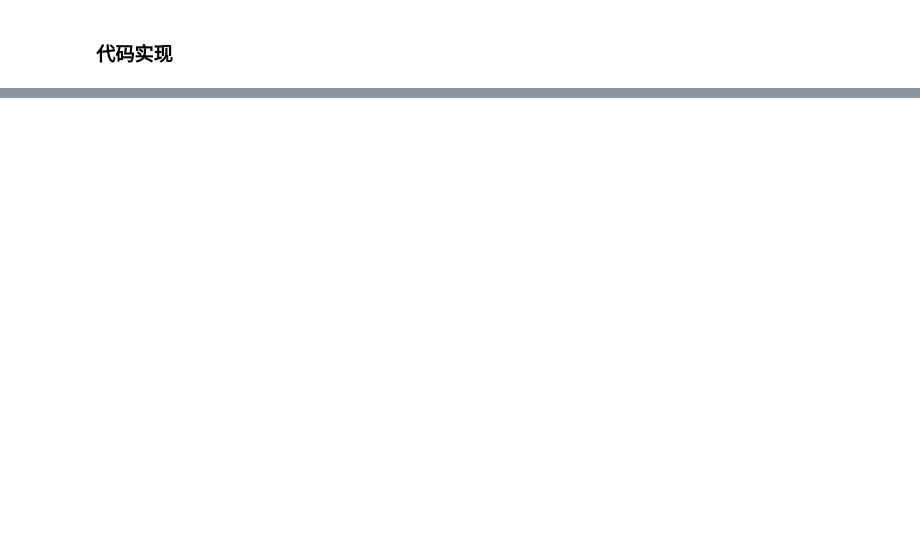
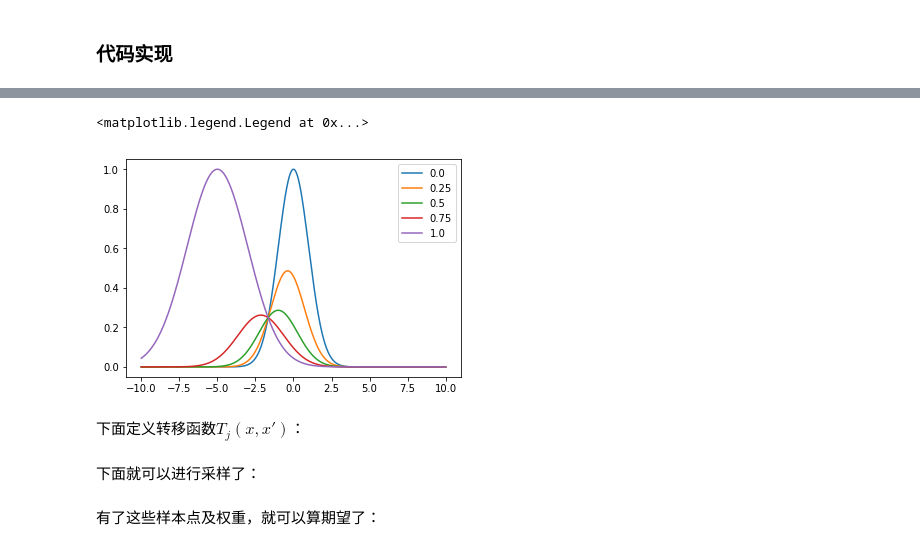
Before and after one commit to zhqiu/Jupyter-Notebooks, a Jupyter notebook: Annealed Importance Sampling/Annealed Importance Sampling.ipynb, the cells around one changed output, grey strips where cells are left out. Cells and saved outputs as stored; diff of their text form; code cells hidden in the pictures; blank space fills up the shorter version.

```diff
--- a/Annealed Importance Sampling/Annealed Importance Sampling.ipynb
+++ b/Annealed Importance Sampling/Annealed Importance Sampling.ipynb
@@ -89,0 +117,31 @@ plt.plot(x, f_0(x))
+# %%
+# proposal distribution N(0,1)
+p_n = st.norm(0, 1)
+
+def f_n(x):
+    return np.exp(-x**2 / 2)
+
+
+def f_j(x, beta):
+    """
+        中间分布，使用退火模式
+        Intermediate distribution: interpolation between f_0 and f_n
+    """
+    return f_0(x)**beta * f_n(x)**(1-beta)
+# %%
+"""
+    下面的展示了一系列的中间分布
+"""
+
+for idx, beta in enumerate(np.linspace(0,1,5)):
+    x = np.linspace(-10, 10, 1000)
+    f_x = f_j(x, beta)
+
+    plt.plot(x, f_x, label=str(beta))
+
+plt.legend()
+# %% [output]
+<matplotlib.legend.Legend at 0x...>
+[figure, added]
+# %% [markdown]
+下面定义转移函数$T_{j}(x,x')$：
@@ -89,0 +167,2 @@ plt.plot(x, f_0(x))
+# %% [markdown]
+下面就可以进行采样了：
@@ -89,0 +206,2 @@ plt.plot(x, f_0(x))
+# %% [markdown]
+有了这些样本点及权重，就可以算期望了：
```
Also changed, not shown: parts of 16 cells of this notebook, 6 other files.
